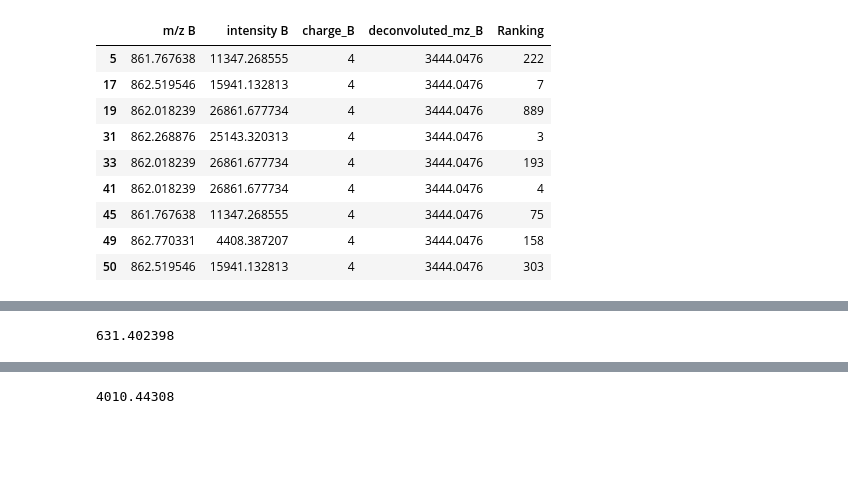
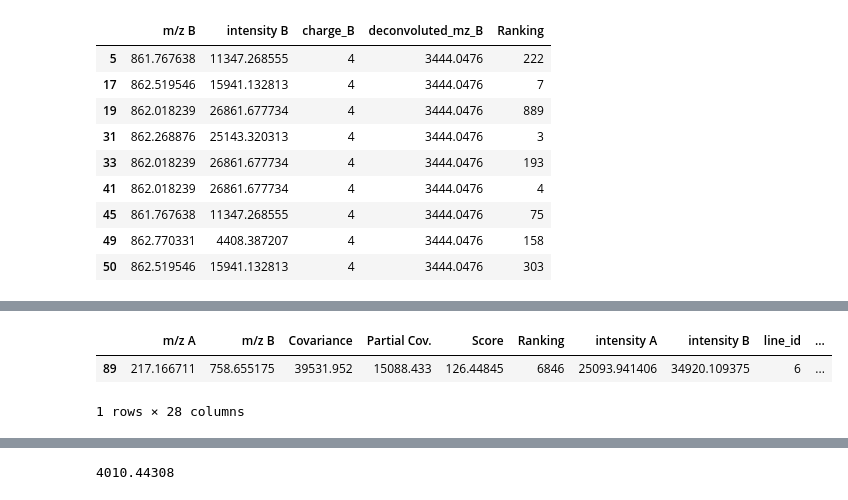
Before and after one commit to Kevinxsn/2D_spec_dict, a Jupyter notebook: pepline/pepline_test.ipynb, the cells around one changed output, grey strips where cells are left out. Saved outputs shown, nothing was run; the diff lists cells and outputs as text; code cells hidden in the pictures; blank space fills up the shorter version.

```diff
--- a/pepline/pepline_test.ipynb
+++ b/pepline/pepline_test.ipynb
@@ -343,6 +343,8 @@ df[(df['Ranking'] == 16)]
 1 rows × 28 columns
 # %%
-315.701199 * 2
+df[(df['Ranking'] == 6846)]
 # %% [output]
+|  | m/z A | m/z B | Covariance | Partial Cov. | Score | Ranking | intensity A | intensity B | line_id | ... |
+| 89 | 217.166711 | 758.655175 | 39531.952 | 15088.433 | 126.44845 | 6846 | 25093.941406 | 34920.109375 | 6 | ... |
-631.402398
+1 rows × 28 columns
 # %%
```
Also changed, not shown: parts of 9 cells of this notebook, 11 other files.
